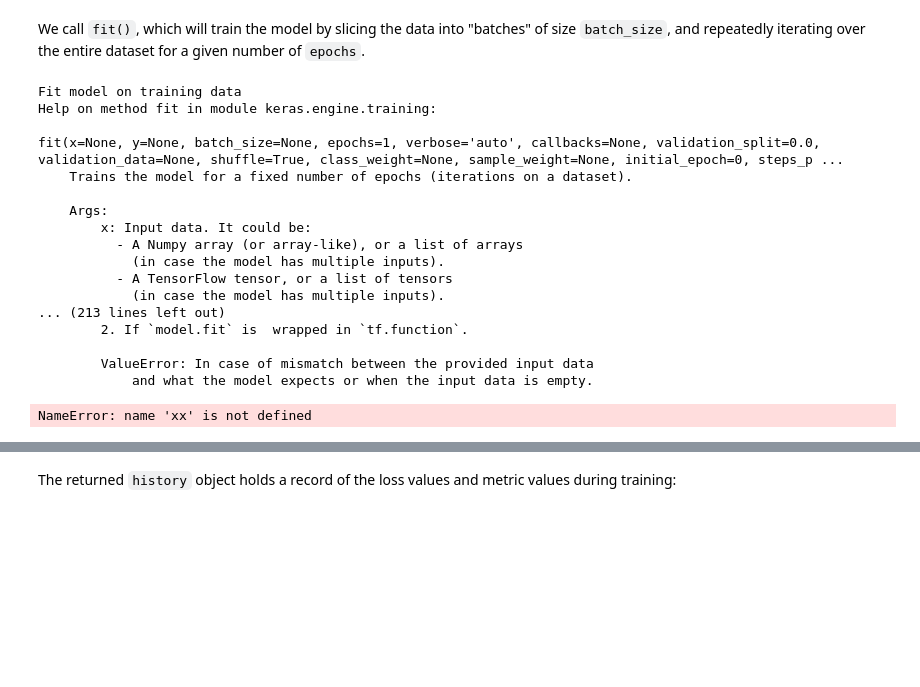
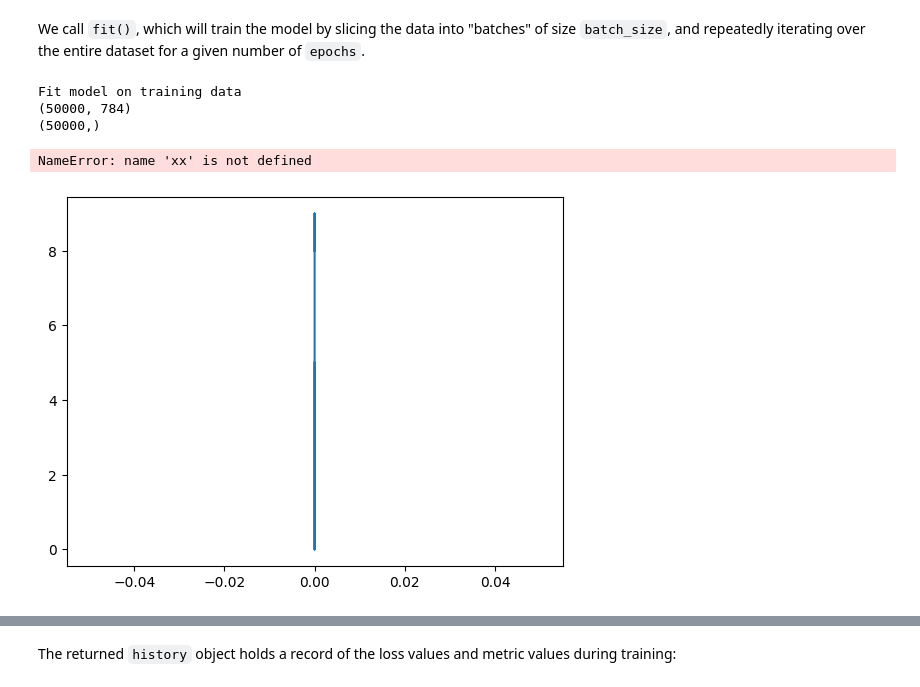
Before and after one commit to MarcRotsaert/MakeAIWork, a Jupyter notebook: notebooks/tensorflow/train_and_evaluate.ipynb, the cells around one changed output, grey strips where cells are left out. Cells and saved outputs as stored; diff of their text form; code cells hidden in the pictures; blank space fills up the shorter version.

Commit message:
project 1 tensorflow 220926

```diff
--- a/notebooks/tensorflow/train_and_evaluate.ipynb
+++ b/notebooks/tensorflow/train_and_evaluate.ipynb
@@ -112,37 +122,27 @@ We call `fit()`, which will train the model by slicing the data into "batches" o
 `batch_size`, and repeatedly iterating over the entire dataset for a given number of
 `epochs`.
 # %%
+from matplotlib import pyplot as pp
+
 print("Fit model on training data")
 #help(model.fit)
 print(x_train.shape)
 print(y_train.shape)
+pp.plot(x_train[:,2],y_train)
 xx
 history = model.fit(
     x_train,
     y_train,
     batch_size=64,
     epochs=2,
     # We pass some validation for
     # monitoring validation loss and metrics
     # at the end of each epoch
     validation_data=(x_val, y_val),
 )
 # %% [output]
 Fit model on training data
-Help on method fit in module keras.engine.training:
-
-fit(x=None, y=None, batch_size=None, epochs=1, verbose='auto', callbacks=None, validation_split=0.0, validation_data=None, shuffle=True, class_weight=None, sample_weight=None, initial_epoch=0, steps_p ...
-    Trains the model for a fixed number of epochs (iterations on a dataset).
-
-    Args:
-        x: Input data. It could be:
-          - A Numpy array (or array-like), or a list of arrays
-            (in case the model has multiple inputs).
-          - A TensorFlow tensor, or a list of tensors
-            (in case the model has multiple inputs).
-... (213 lines left out)
-        2. If `model.fit` is  wrapped in `tf.function`.
-
-        ValueError: In case of mismatch between the provided input data
-            and what the model expects or when the input data is empty.
+(50000, 784)
+(50000,)
 NameError: name 'xx' is not defined
+[figure, added]
```
Also changed, not shown: parts of 3 cells of this notebook, 14 other files.
